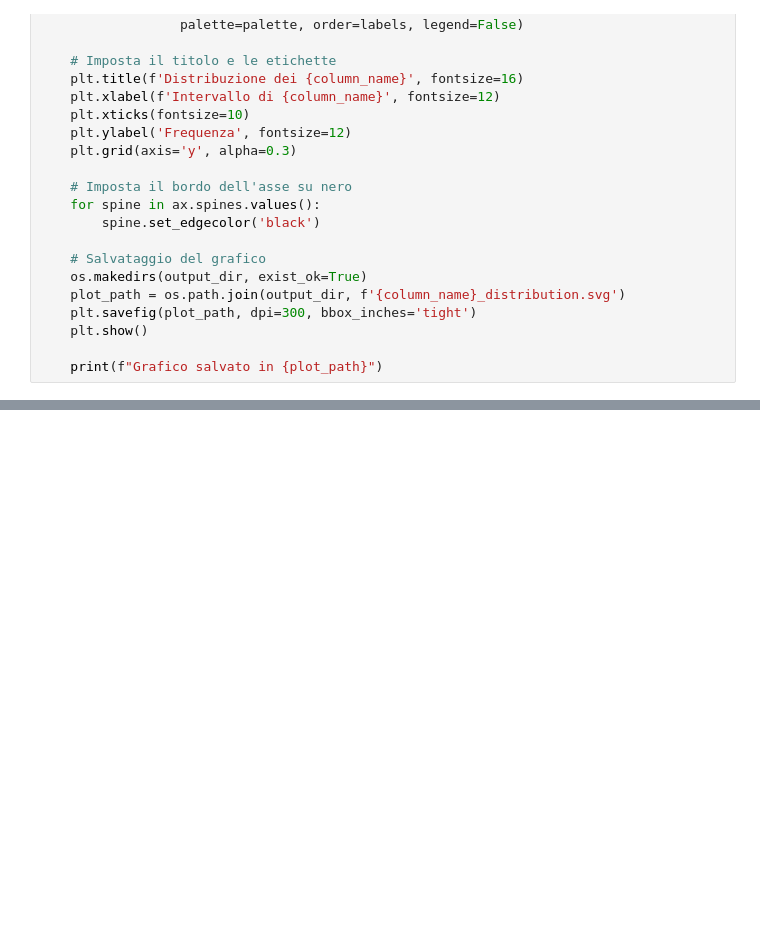
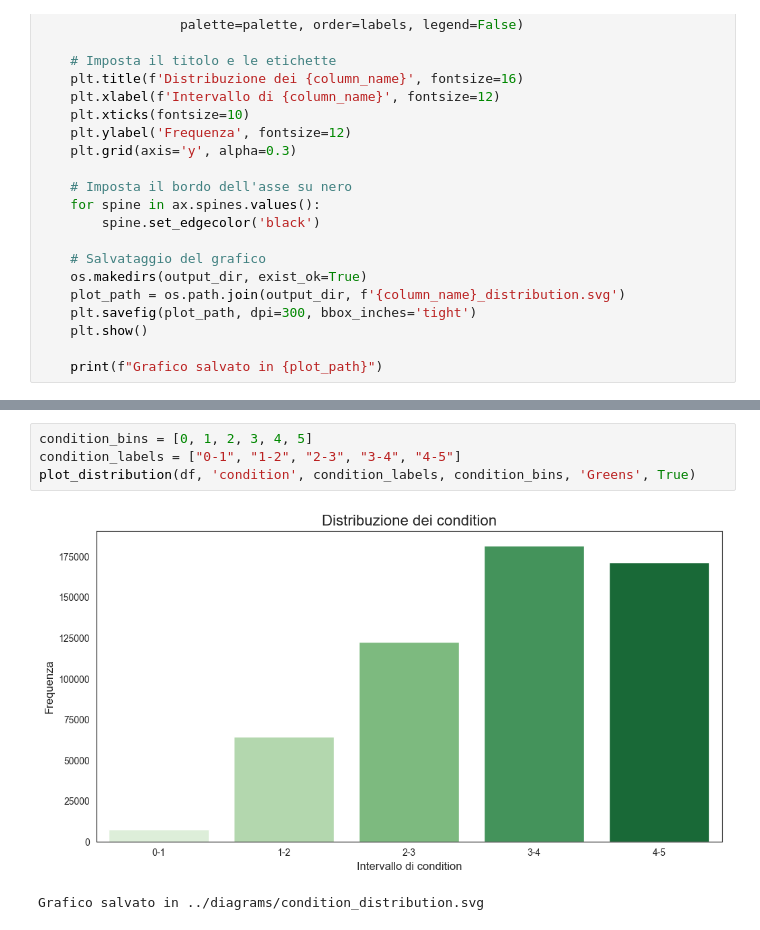
Before and after one commit to micheleantonioannunziata/carval, a Jupyter notebook: scripts/data_understanding.ipynb, the cells around one changed output, grey strips where cells are left out. Drawn from its saved outputs; the diff is of its cells as text; blank space fills up the shorter version.

```diff
--- a/scripts/data_understanding.ipynb
+++ b/scripts/data_understanding.ipynb
@@ -154,0 +164,7 @@ def plot_distribution(df, column_name, labels, bins, palette='Blues', right=Fals
+# %%
+condition_bins = [0, 1, 2, 3, 4, 5]
+condition_labels = ["0-1", "1-2", "2-3", "3-4", "4-5"]
+plot_distribution(df, 'condition', condition_labels, condition_bins, 'Greens', True)
+# %% [output]
+[figure, added]
+Grafico salvato in ../diagrams/condition_distribution.svg
```
Also changed, not shown: parts of 12 cells of this notebook, 10 other files.
